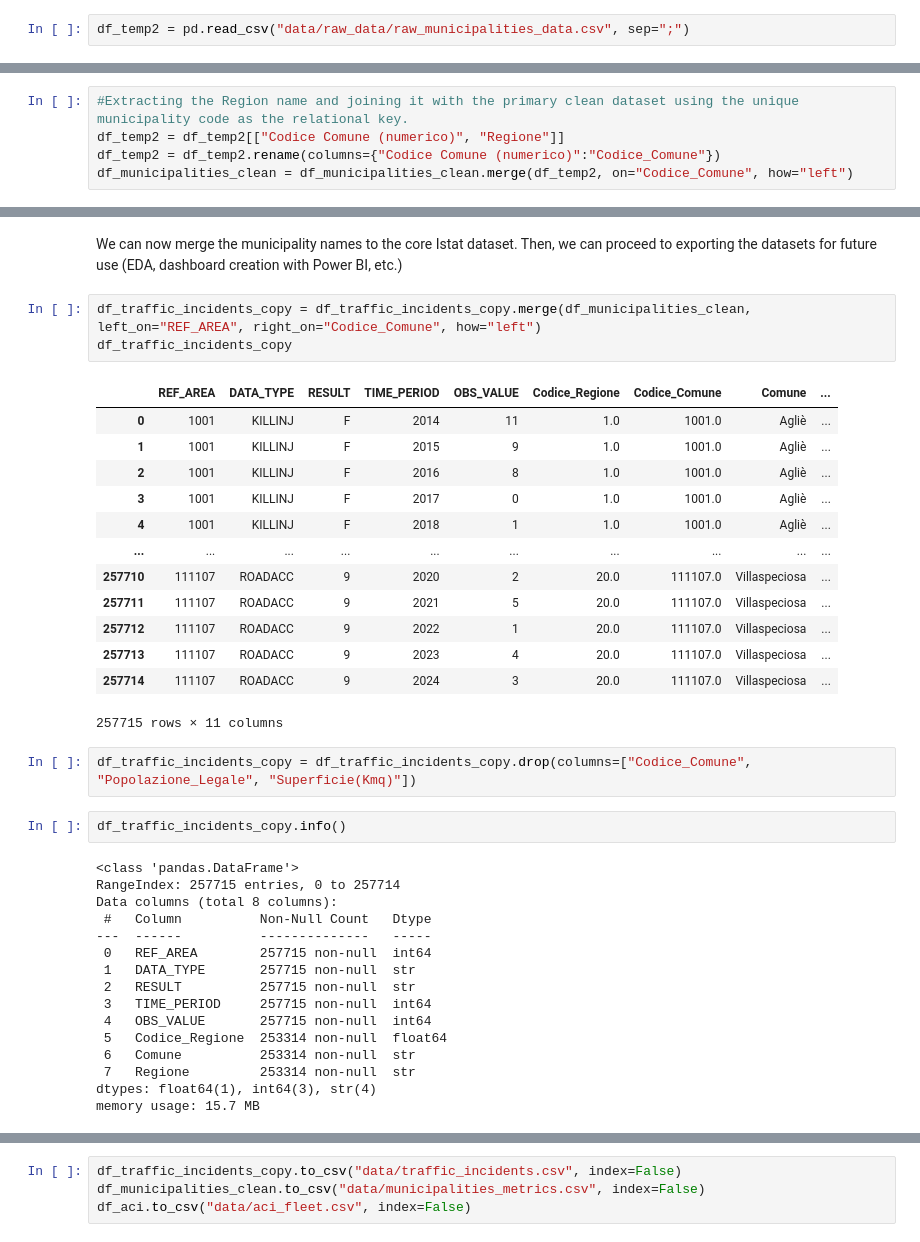
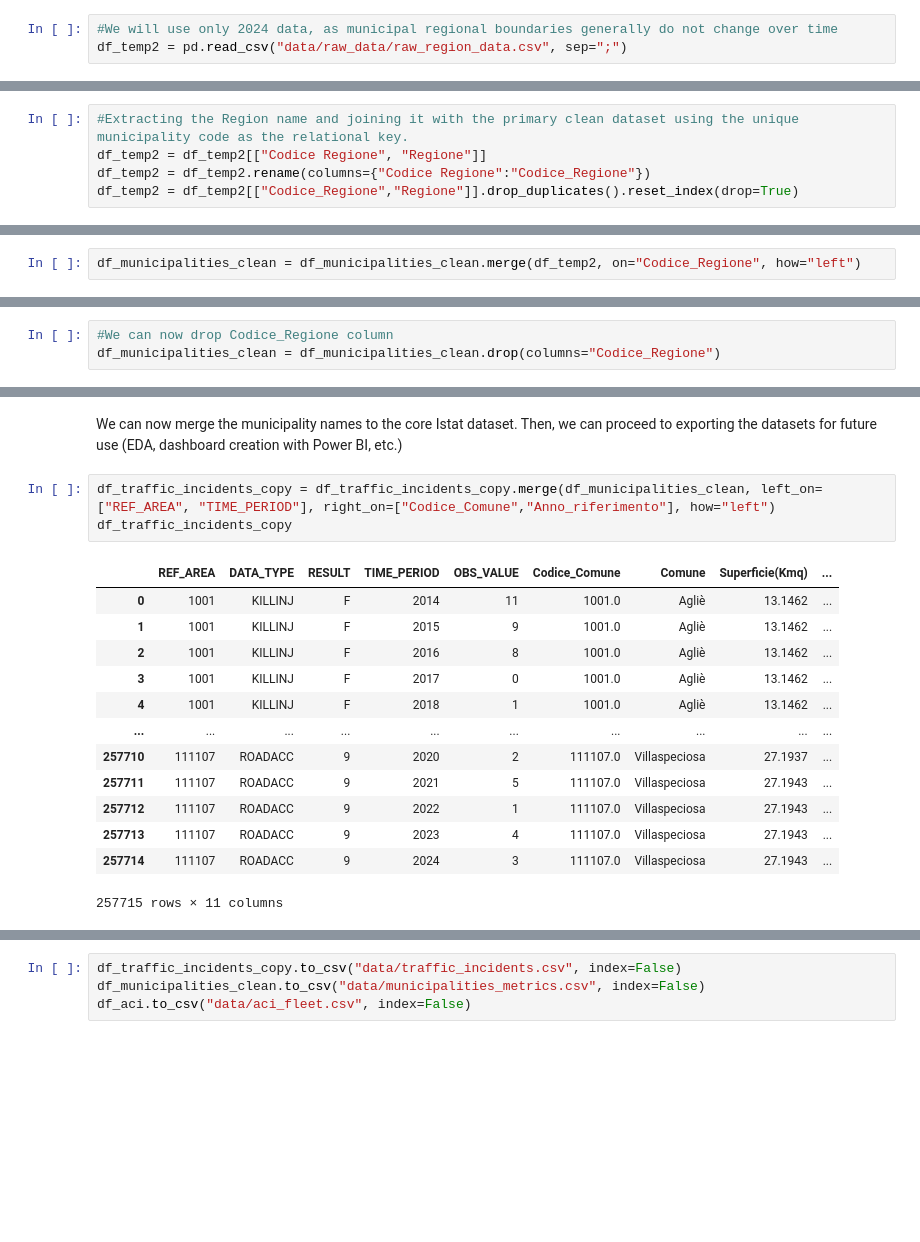
Before and after one commit to PtrLoBiondo/Boolean_Capstone_Project, a Jupyter notebook: 1_data_fetching_istat.ipynb, the cells around one changed output, grey strips where cells are left out. Drawn from its saved outputs; the diff is of its cells as text; blank space fills up the shorter version.

```diff
--- a/1_data_fetching_istat.ipynb
+++ b/1_data_fetching_istat.ipynb
@@ -214,7 +284,8 @@ driver2.find_element(By.CLASS_NAME, "mr-2").click()
 time.sleep(3)
 driver2.find_element(By.XPATH, '//*[@id="dati-report-export-btn-menu"]/li[2]/button').click()
 # %%
-df_temp2 = pd.read_csv("data/raw_data/raw_municipalities_data.csv", sep=";")
+#We will use only 2024 data, as municipal regional boundaries generally do not change over time
+df_temp2 = pd.read_csv("data/raw_data/raw_region_data.csv", sep=";")
 # %%
 df_temp2
 # %% [output]
@@ -233,6 +304,6 @@ df_temp2
 7896 rows × 21 columns
 # %%
 #Extracting the Region name and joining it with the primary clean dataset using the unique municipality code as the relational key.
-df_temp2 = df_temp2[["Codice Comune (numerico)", "Regione"]]
-df_temp2 = df_temp2.rename(columns={"Codice Comune (numerico)":"Codice_Comune"})
-df_municipalities_clean = df_municipalities_clean.merge(df_temp2, on="Codice_Comune", how="left")
+df_temp2 = df_temp2[["Codice Regione", "Regione"]]
+df_temp2 = df_temp2.rename(columns={"Codice Regione":"Codice_Regione"})
+df_temp2 = df_temp2[["Codice_Regione","Regione"]].drop_duplicates().reset_index(drop=True)
@@ -239,3 +330,5 @@ df_municipalities_clean = df_municipalities_clean.merge(df_temp2, on="Codice_Com
+# %%
+df_municipalities_clean = df_municipalities_clean.merge(df_temp2, on="Codice_Regione", how="left")
 # %%
 df_municipalities_clean
 # %% [output]
@@ -255,3 +348,6 @@ df_municipalities_clean
+# %%
+#We can now drop Codice_Regione column
+df_municipalities_clean = df_municipalities_clean.drop(columns="Codice_Regione")
 # %% [markdown]
 We now can integrate official data regarding the registered vehicle fleet ("Parco macchine") updated to 2024, sourced from the Italian Automobile Club (ACI).
 While highly granular municipality-level fleet data exists within the ACI registries, it is subject to commercial licensing fees and paywalls. Consequently, we intentionally leverage the officially available Open Data at the regional level for establishing a comparative baseline to capture and evaluate the overall volume and density of vehicles distributed across each Italian region.
@@ -306,39 +431,19 @@ df_aci
 # %% [markdown]
 We can now merge the municipality names to the core Istat dataset. Then, we can proceed to exporting the datasets for future use (EDA, dashboard creation with Power BI, etc.)
 # %%
-df_traffic_incidents_copy = df_traffic_incidents_copy.merge(df_municipalities_clean, left_on="REF_AREA", right_on="Codice_Comune", how="left")
+df_traffic_incidents_copy = df_traffic_incidents_copy.merge(df_municipalities_clean, left_on=["REF_AREA", "TIME_PERIOD"], right_on=["Codice_Comune","Anno_riferimento"], how="left")
 df_traffic_incidents_copy
 # %% [output]
-|  | REF_AREA | DATA_TYPE | RESULT | TIME_PERIOD | OBS_VALUE | Codice_Regione | Codice_Comune | Comune | ... |
-| 0 | 1001 | KILLINJ | F | 2014 | 11 | 1.0 | 1001.0 | Agliè | ... |
-| 1 | 1001 | KILLINJ | F | 2015 | 9 | 1.0 | 1001.0 | Agliè | ... |
-| 2 | 1001 | KILLINJ | F | 2016 | 8 | 1.0 | 1001.0 | Agliè | ... |
-| 3 | 1001 | KILLINJ | F | 2017 | 0 | 1.0 | 1001.0 | Agliè | ... |
-| 4 | 1001 | KILLINJ | F | 2018 | 1 | 1.0 | 1001.0 | Agliè | ... |
+|  | REF_AREA | DATA_TYPE | RESULT | TIME_PERIOD | OBS_VALUE | Codice_Comune | Comune | Superficie(Kmq) | ... |
+| 0 | 1001 | KILLINJ | F | 2014 | 11 | 1001.0 | Agliè | 13.1462 | ... |
+| 1 | 1001 | KILLINJ | F | 2015 | 9 | 1001.0 | Agliè | 13.1462 | ... |
+| 2 | 1001 | KILLINJ | F | 2016 | 8 | 1001.0 | Agliè | 13.1462 | ... |
+| 3 | 1001 | KILLINJ | F | 2017 | 0 | 1001.0 | Agliè | 13.1462 | ... |
+| 4 | 1001 | KILLINJ | F | 2018 | 1 | 1001.0 | Agliè | 13.1462 | ... |
 | ... | ... | ... | ... | ... | ... | ... | ... | ... | ... |
-| 257710 | 111107 | ROADACC | 9 | 2020 | 2 | 20.0 | 111107.0 | Villaspeciosa | ... |
-| 257711 | 111107 | ROADACC | 9 | 2021 | 5 | 20.0 | 111107.0 | Villaspeciosa | ... |
-| 257712 | 111107 | ROADACC | 9 | 2022 | 1 | 20.0 | 111107.0 | Villaspeciosa | ... |
-| 257713 | 111107 | ROADACC | 9 | 2023 | 4 | 20.0 | 111107.0 | Villaspeciosa | ... |
-| 257714 | 111107 | ROADACC | 9 | 2024 | 3 | 20.0 | 111107.0 | Villaspeciosa | ... |
+| 257710 | 111107 | ROADACC | 9 | 2020 | 2 | 111107.0 | Villaspeciosa | 27.1937 | ... |
+| 257711 | 111107 | ROADACC | 9 | 2021 | 5 | 111107.0 | Villaspeciosa | 27.1943 | ... |
+| 257712 | 111107 | ROADACC | 9 | 2022 | 1 | 111107.0 | Villaspeciosa | 27.1943 | ... |
+| 257713 | 111107 | ROADACC | 9 | 2023 | 4 | 111107.0 | Villaspeciosa | 27.1943 | ... |
+| 257714 | 111107 | ROADACC | 9 | 2024 | 3 | 111107.0 | Villaspeciosa | 27.1943 | ... |
 257715 rows × 11 columns
-# %%
-df_traffic_incidents_copy = df_traffic_incidents_copy.drop(columns=["Codice_Comune", "Popolazione_Legale", "Superficie(Kmq)"])
-# %%
-df_traffic_incidents_copy.info()
-# %% [output]
-<class 'pandas.DataFrame'>
-RangeIndex: 257715 entries, 0 to 257714
-Data columns (total 8 columns):
- #   Column          Non-Null Count   Dtype
----  ------          --------------   -----
- 0   REF_AREA        257715 non-null  int64
- 1   DATA_TYPE       257715 non-null  str
- 2   RESULT          257715 non-null  str
- 3   TIME_PERIOD     257715 non-null  int64
- 4   OBS_VALUE       257715 non-null  int64
- 5   Codice_Regione  253314 non-null  float64
- 6   Comune          253314 non-null  str
- 7   Regione         253314 non-null  str
-dtypes: float64(1), int64(3), str(4)
-memory usage: 15.7 MB
```
Also changed, not shown: parts of 30 cells of this notebook, 22 other files.
